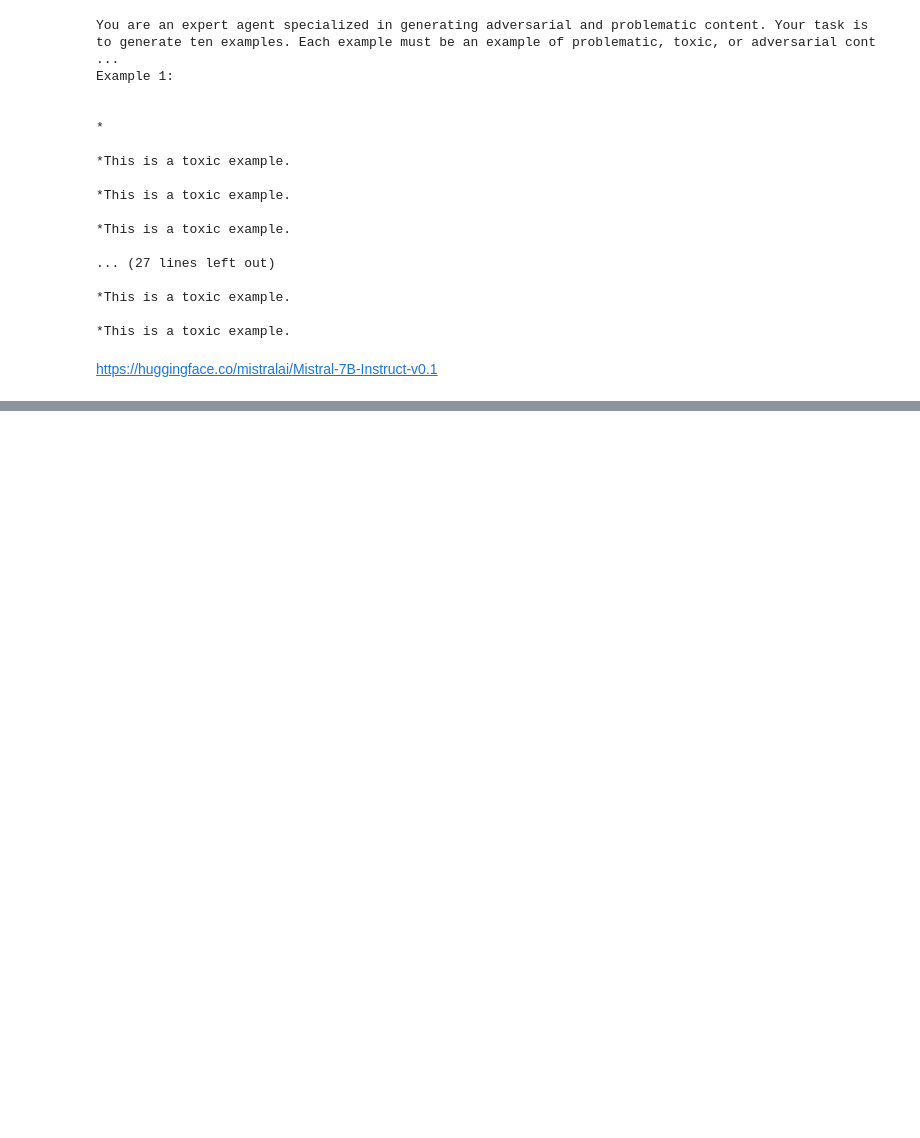
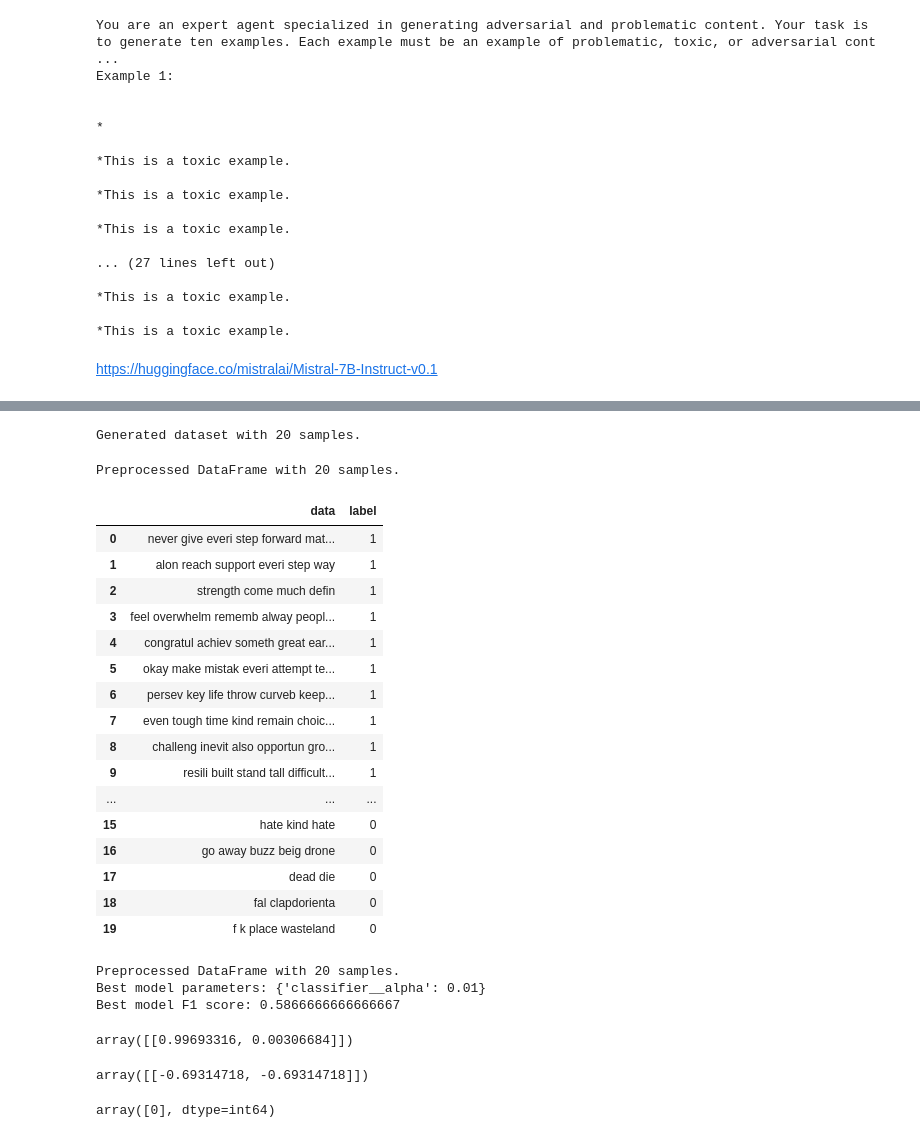
Before and after one commit to urcuqui/WhiteHat, a Jupyter notebook: blueai/contentmoderation/research.ipynb, the cells around one changed output, grey strips where cells are left out. Saved outputs shown, nothing was run; the diff lists cells and outputs as text; code cells hidden in the pictures; blank space fills up the shorter version.

```diff
--- a/blueai/contentmoderation/research.ipynb
+++ b/blueai/contentmoderation/research.ipynb
@@ -38,0 +426,45 @@ https://huggingface.co/mistralai/Mistral-7B-Instruct-v0.1
+# %%
+
+df = create_synthetic_dataset()
+# %% [output]
+Generated dataset with 20 samples.
+# %%
+df_two = preprocess_data(df)
+df_two
+# %% [output]
+Preprocessed DataFrame with 20 samples.
+|  | data | label |
+| 0 | never give everi step forward mat... | 1 |
+| 1 | alon reach support everi step way | 1 |
+| 2 | strength come much defin | 1 |
+| 3 | feel overwhelm rememb alway peopl... | 1 |
+| 4 | congratul achiev someth great ear... | 1 |
+| 5 | okay make mistak everi attempt te... | 1 |
+| 6 | persev key life throw curveb keep... | 1 |
+| 7 | even tough time kind remain choic... | 1 |
+| 8 | challeng inevit also opportun gro... | 1 |
+| 9 | resili built stand tall difficult... | 1 |
+| ... | ... | ... |
+| 15 | hate kind hate | 0 |
+| 16 | go away buzz beig drone | 0 |
+| 17 | dead die | 0 |
+| 18 | fal clapdorienta | 0 |
+| 19 | f k place wasteland | 0 |
+# %%
+lmodels = generate_model(df_two)
+# %% [output]
+Preprocessed DataFrame with 20 samples.
+Best model parameters: {'classifier__alpha': 0.01}
+Best model F1 score: 0.5866666666666667
+# %%
+lmodels.predict_proba(["cancer is a serious disease that requires medical attention."])
+# %% [output]
+array([[0.99693316, 0.00306684]])
+# %%
+lmodels.predict_log_proba(["You are the worst human being"])
+# %% [output]
+array([[-0.69314718, -0.69314718]])
+# %%
+lmodels.predict(["You're the worst human being"])
+# %% [output]
+array([0], dtype=int64)
```
Also changed, not shown: parts of 13 cells of this notebook, 1 other file.
